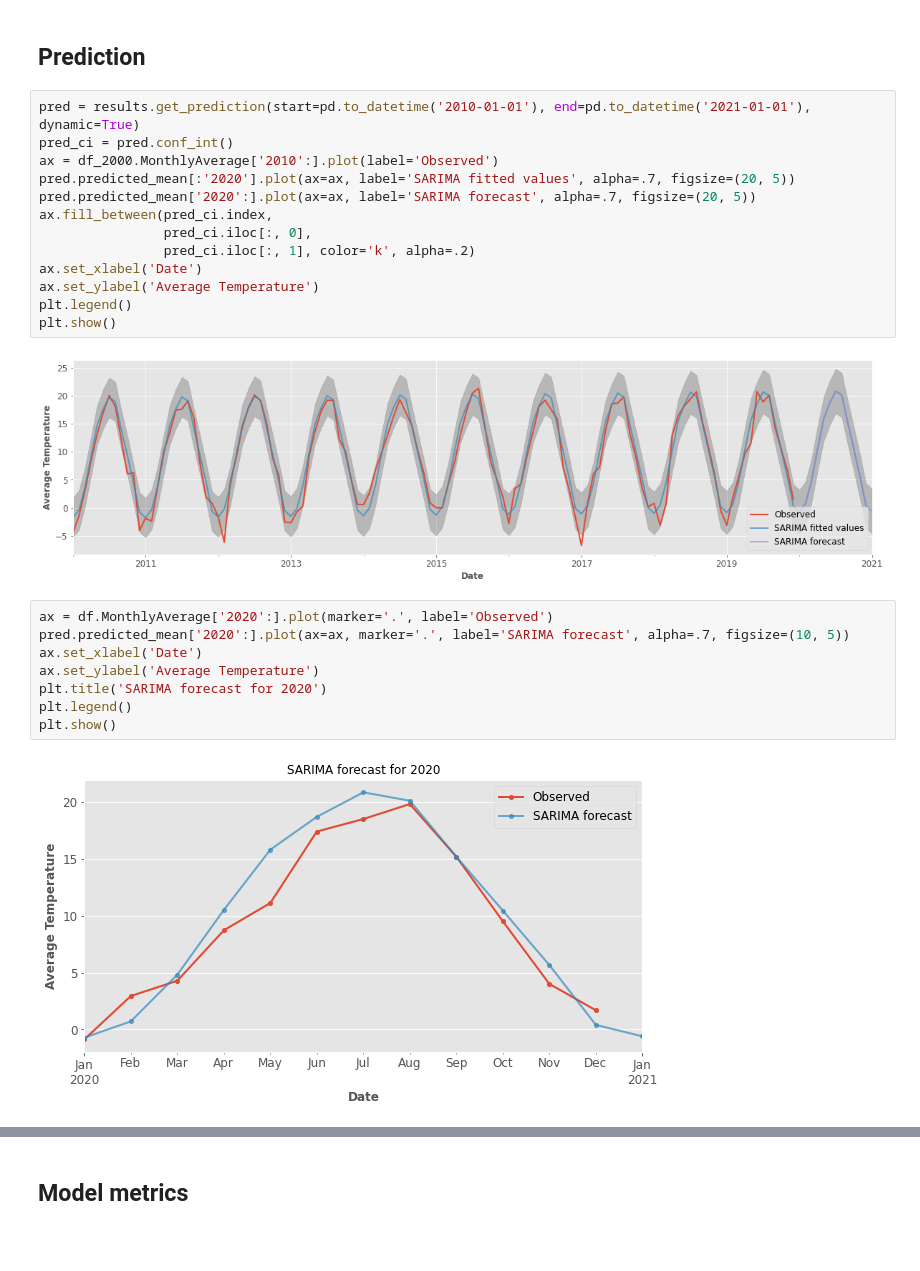
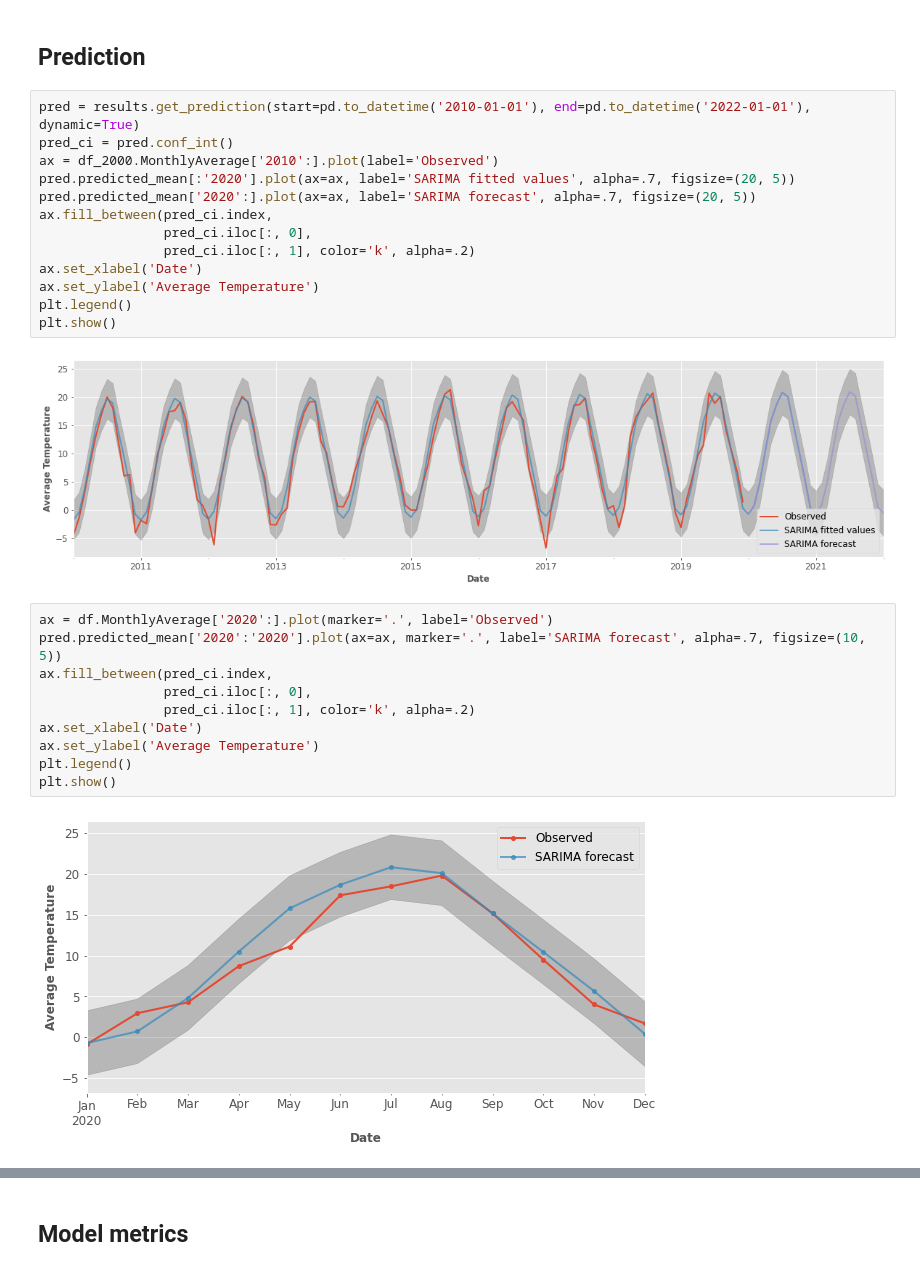
Before and after one commit to reibek/progn-semestral-work, a Jupyter notebook: Progonstics_Semestral_work_NEW.ipynb, the cells around one changed output, grey strips where cells are left out. Drawn from its saved outputs; the diff is of its cells as text; blank space fills up the shorter version.

```diff
--- a/Progonstics_Semestral_work_NEW.ipynb
+++ b/Progonstics_Semestral_work_NEW.ipynb
@@ -415,7 +448,7 @@ plt.show()
 # %% [markdown]
 ## Prediction
 # %%
-pred = results.get_prediction(start=pd.to_datetime('2010-01-01'), end=pd.to_datetime('2021-01-01'), dynamic=True)
+pred = results.get_prediction(start=pd.to_datetime('2010-01-01'), end=pd.to_datetime('2022-01-01'), dynamic=True)
 pred_ci = pred.conf_int()
 ax = df_2000.MonthlyAverage['2010':].plot(label='Observed')
 pred.predicted_mean[:'2020'].plot(ax=ax, label='SARIMA fitted values', alpha=.7, figsize=(20, 5))
@@ -428,17 +461,19 @@ ax.set_ylabel('Average Temperature')
 plt.legend()
 plt.show()
 # %% [output]
-[figure, old version]
+[figure, new version]
 # %%
 ax = df.MonthlyAverage['2020':].plot(marker='.', label='Observed')
-pred.predicted_mean['2020':].plot(ax=ax, marker='.', label='SARIMA forecast', alpha=.7, figsize=(10, 5))
+pred.predicted_mean['2020':'2020'].plot(ax=ax, marker='.', label='SARIMA forecast', alpha=.7, figsize=(10, 5))
+ax.fill_between(pred_ci.index,
+                pred_ci.iloc[:, 0],
+                pred_ci.iloc[:, 1], color='k', alpha=.2)
 ax.set_xlabel('Date')
 ax.set_ylabel('Average Temperature')
-plt.title('SARIMA forecast for 2020')
 plt.legend()
 plt.show()
 # %% [output]
-[figure, old version]
+[figure, new version]
 # %%
 seasonal_decompose(pred.predicted_mean).plot();
 # %% [output]
```
Also changed, not shown: parts of 16 cells of this notebook.
